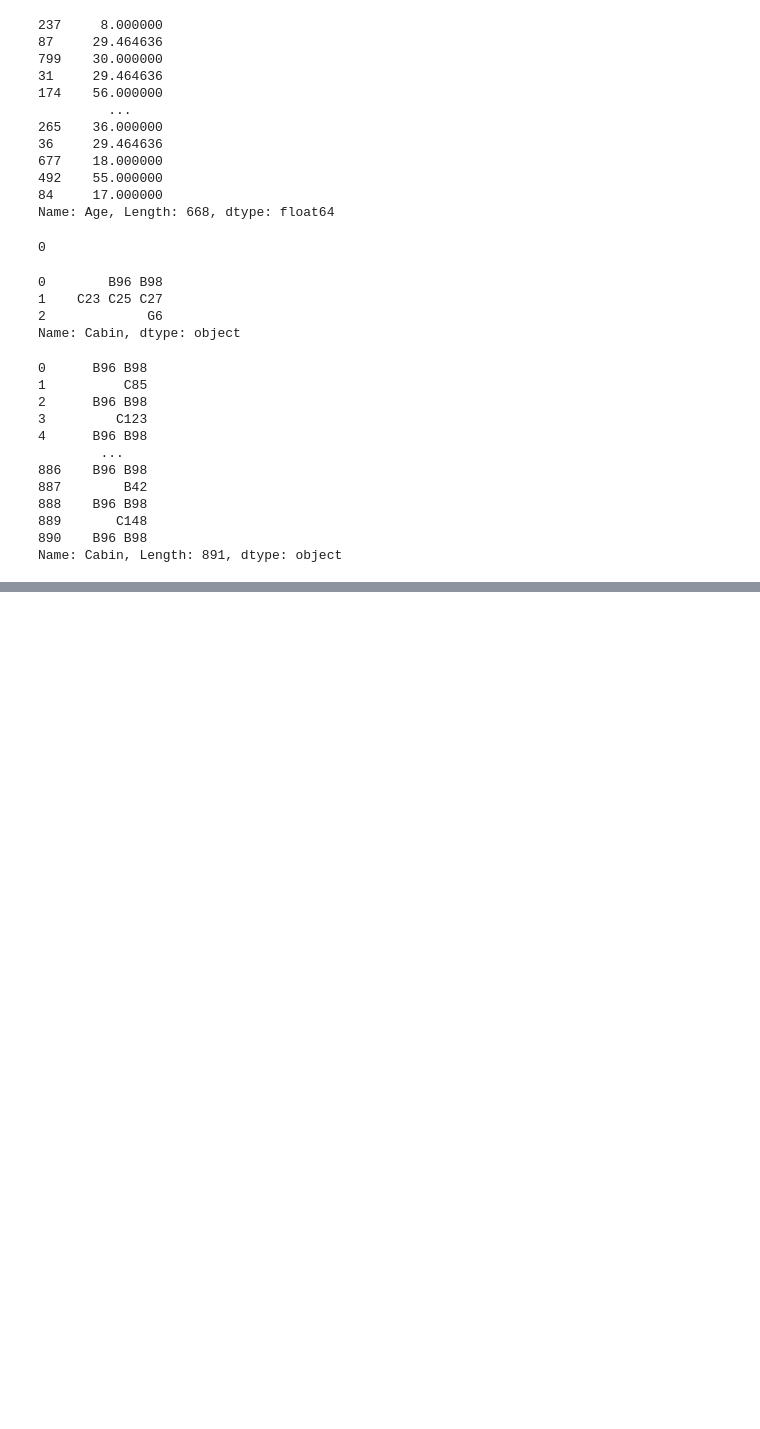
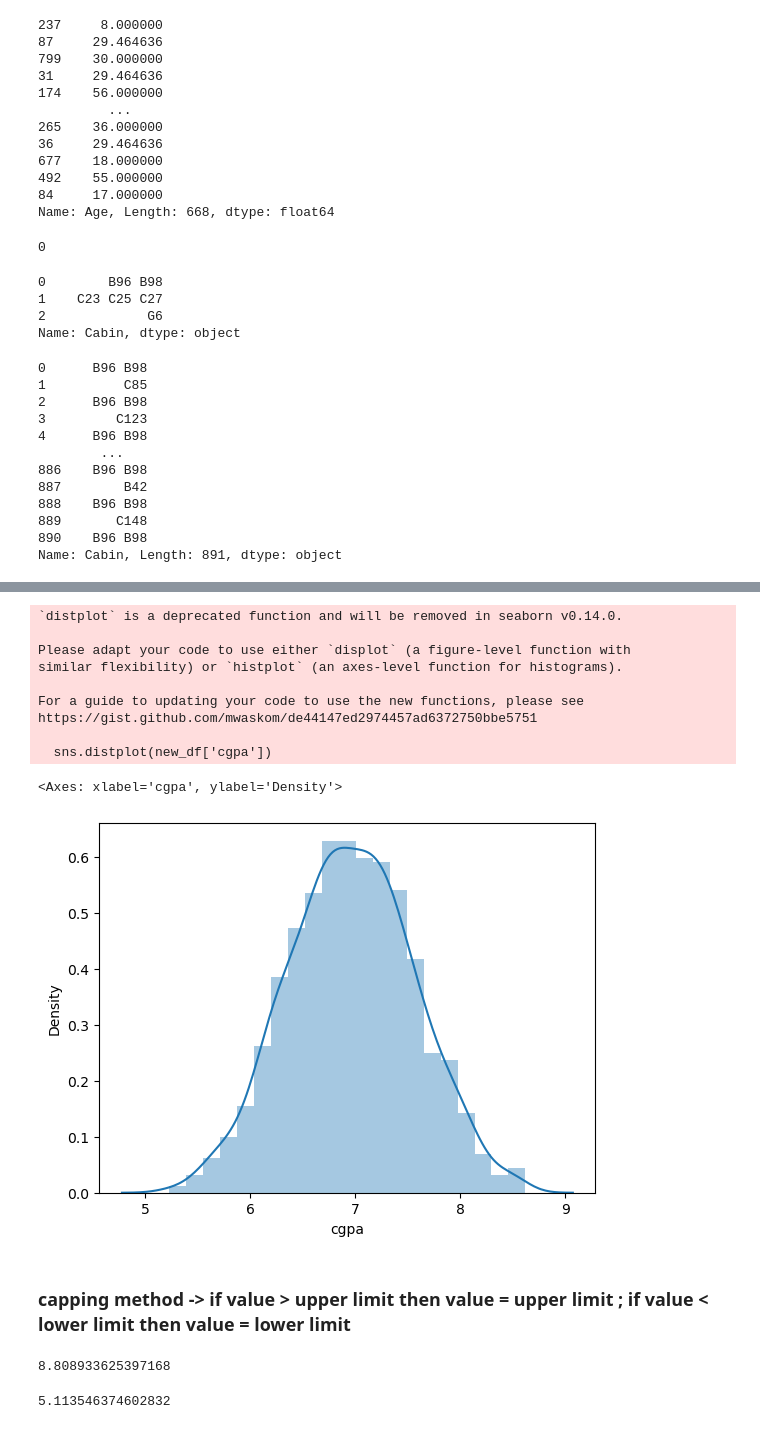
Before and after one commit to DeepjyotiBhattacharjee/pandas-revision, a Jupyter notebook: Feature Engineering.ipynb, the cells around one changed output, grey strips where cells are left out. Cells and saved outputs as stored; diff of their text form; code cells hidden in the pictures; blank space fills up the shorter version.

```diff
--- a/Feature Engineering.ipynb
+++ b/Feature Engineering.ipynb
@@ -655,0 +744,3 @@ Name: Cabin, Length: 891, dtype: object
+# %%
+upper_bound = df['cgpa'].mean() + 3*df['cgpa'].std()
+lower_bound = df['cgpa'].mean() - 3*df['cgpa'].std()
@@ -655,0 +781,3 @@ Name: Cabin, Length: 891, dtype: object
+# %%
+new_df = df[(df['cgpa']< upper_bound ) & (df['cgpa']>lower_bound)]
+new_df
@@ -655,0 +798,24 @@ Name: Cabin, Length: 891, dtype: object
+# %%
+sns.distplot(new_df['cgpa'])
+# %% [output]
+`distplot` is a deprecated function and will be removed in seaborn v0.14.0.
+
+Please adapt your code to use either `displot` (a figure-level function with
+similar flexibility) or `histplot` (an axes-level function for histograms).
+
+For a guide to updating your code to use the new functions, please see
+https://gist.github.com/mwaskom/de44147ed2974457ad6372750bbe5751
+
+  sns.distplot(new_df['cgpa'])
+<Axes: xlabel='cgpa', ylabel='Density'>
+[figure, added]
+# %% [markdown]
+### capping method -> if value > upper limit then value = upper limit ; if value < lower limit then value = lower limit
+# %%
+upper_bound
+# %% [output]
+8.808933625397168
+# %%
+lower_bound
+# %% [output]
+5.113546374602832
```
Also changed, not shown: parts of 52 cells of this notebook, 1 other file.
